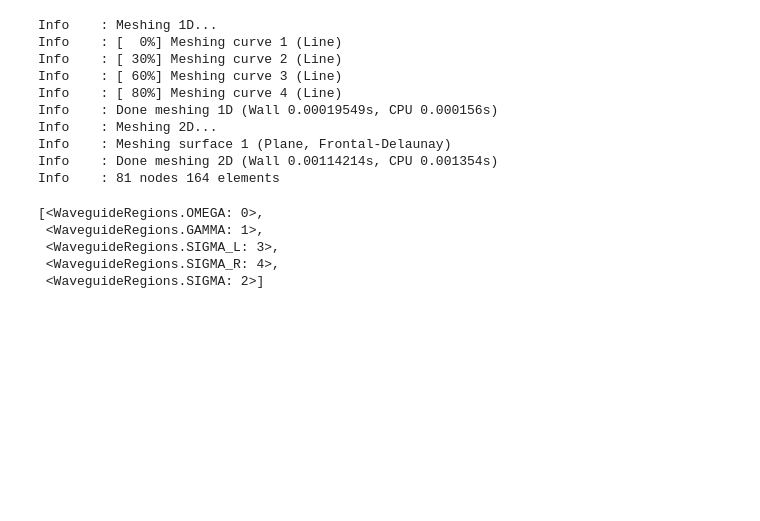
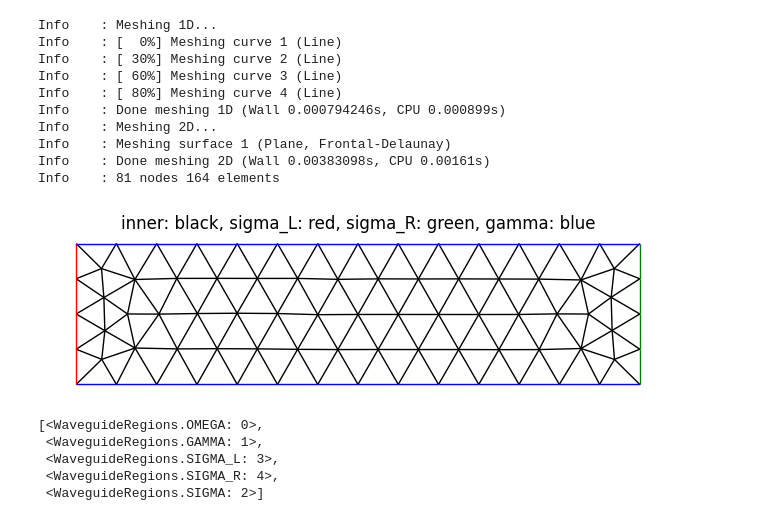
Before and after one commit to MPenaR/Trefftz, a Jupyter notebook: notebooks/playground.ipynb, the cells around one changed output. Saved outputs shown, nothing was run; the diff lists cells and outputs as text; code cells hidden in the pictures; blank space fills up the shorter version.

```diff
--- a/notebooks/playground.ipynb
+++ b/notebooks/playground.ipynb
@@ -8,15 +8,16 @@ from problems.waveguide.RHS_types import RSH_type
 # %%
 #waveguide = Waveguide.CreateClean(verbose=True, R=5, lc = 0.1, k=8.)
 waveguide = Clean(verbose=True, R=2, lc = 0.3)
-problem = WaveguideProblem(domain=waveguide, N_theta=20, k=8, NtD_modes=15, assembler=Assemblers.serial)
+waveguide.plot()
 # %% [output]
 Info    : Meshing 1D...
 Info    : [  0%] Meshing curve 1 (Line)
 Info    : [ 30%] Meshing curve 2 (Line)
 Info    : [ 60%] Meshing curve 3 (Line)
 Info    : [ 80%] Meshing curve 4 (Line)
-Info    : Done meshing 1D (Wall 0.00019549s, CPU 0.000156s)
+Info    : Done meshing 1D (Wall 0.000794246s, CPU 0.000899s)
 Info    : Meshing 2D...
 Info    : Meshing surface 1 (Plane, Frontal-Delaunay)
-Info    : Done meshing 2D (Wall 0.00114214s, CPU 0.001354s)
+Info    : Done meshing 2D (Wall 0.00383098s, CPU 0.00161s)
 Info    : 81 nodes 164 elements
+[figure, added]
```
Also changed, not shown: parts of 10 cells of this notebook, 2 other files.
